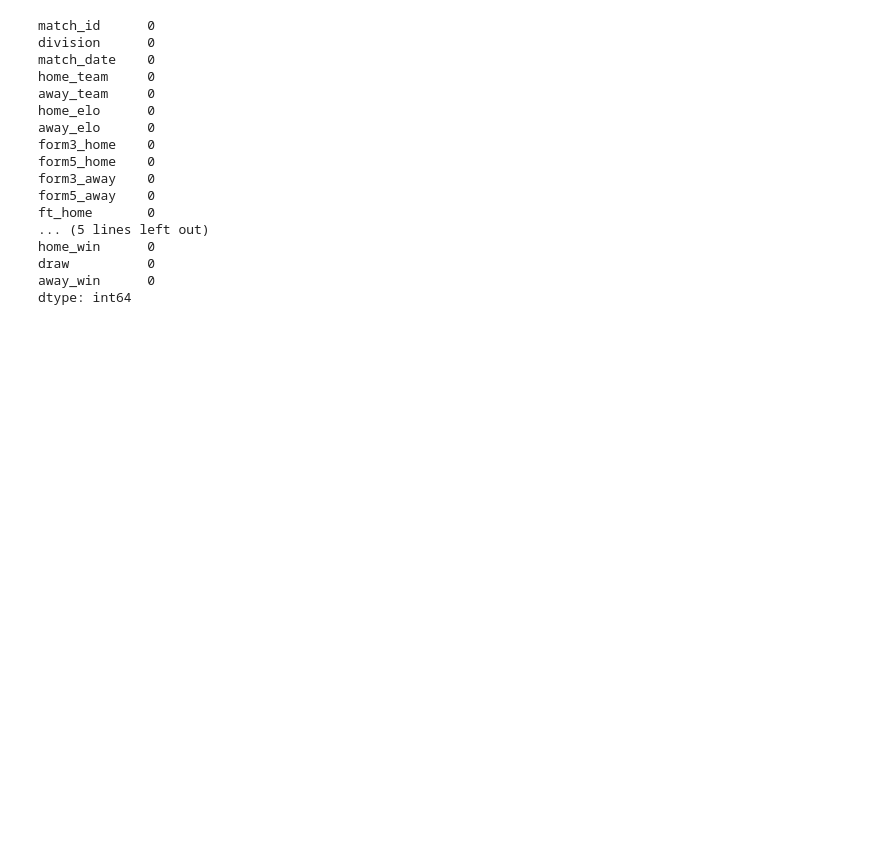
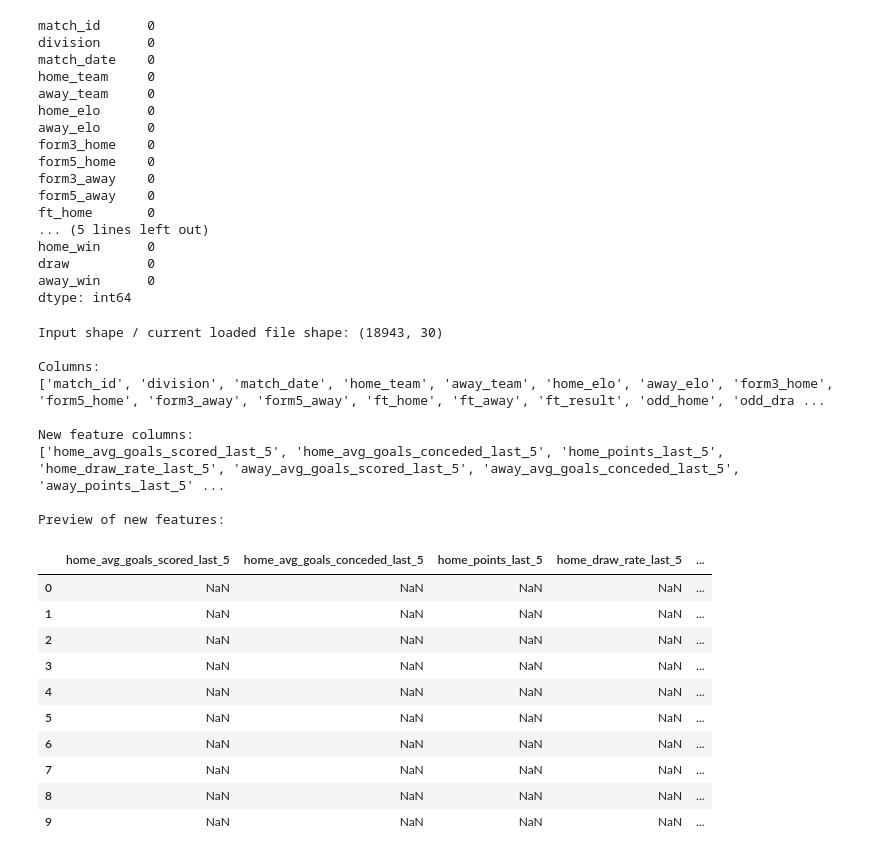
Before and after one commit to AngeloMiletic16/football-analytics-platform, a Jupyter notebook: notebooks/01_eda_matches.ipynb, the cells around one changed output. Saved outputs shown, nothing was run; the diff lists cells and outputs as text; code cells hidden in the pictures; blank space fills up the shorter version.

```diff
--- a/notebooks/01_eda_matches.ipynb
+++ b/notebooks/01_eda_matches.ipynb
@@ -176,3 +176,53 @@ home_win      0
 draw          0
 away_win      0
 dtype: int64
+# %%
+import pandas as pd
+from pathlib import Path
+
+project_root = Path.cwd().parent if Path.cwd().name == "notebooks" else Path.cwd()
+
+file_path = project_root / "data" / "processed" / "matches_v2_features.csv"
+df_v2 = pd.read_csv(file_path, parse_dates=["match_date"])
+
+print("Input shape / current loaded file shape:", df_v2.shape)
+print("\nColumns:")
+print(df_v2.columns.tolist())
+
+new_feature_cols = [
+    "home_avg_goals_scored_last_5",
+    "home_avg_goals_conceded_last_5",
+    "home_points_last_5",
+    "home_draw_rate_last_5",
+    "away_avg_goals_scored_last_5",
+    "away_avg_goals_conceded_last_5",
+    "away_points_last_5",
+    "away_draw_rate_last_5",
+]
+
+print("\nNew feature columns:")
+print(new_feature_cols)
+
+print("\nPreview of new features:")
+display(df_v2[new_feature_cols].head(10))
+# %% [output]
+Input shape / current loaded file shape: (18943, 30)
+
+Columns:
+['match_id', 'division', 'match_date', 'home_team', 'away_team', 'home_elo', 'away_elo', 'form3_home', 'form5_home', 'form3_away', 'form5_away', 'ft_home', 'ft_away', 'ft_result', 'odd_home', 'odd_dra ...
+
+New feature columns:
+['home_avg_goals_scored_last_5', 'home_avg_goals_conceded_last_5', 'home_points_last_5', 'home_draw_rate_last_5', 'away_avg_goals_scored_last_5', 'away_avg_goals_conceded_last_5', 'away_points_last_5' ...
+
+Preview of new features:
+|  | home_avg_goals_scored_last_5 | home_avg_goals_conceded_last_5 | home_points_last_5 | home_draw_rate_last_5 | ... |
+| 0 | NaN | NaN | NaN | NaN | ... |
+| 1 | NaN | NaN | NaN | NaN | ... |
+| 2 | NaN | NaN | NaN | NaN | ... |
+| 3 | NaN | NaN | NaN | NaN | ... |
+| 4 | NaN | NaN | NaN | NaN | ... |
+| 5 | NaN | NaN | NaN | NaN | ... |
+| 6 | NaN | NaN | NaN | NaN | ... |
+| 7 | NaN | NaN | NaN | NaN | ... |
+| 8 | NaN | NaN | NaN | NaN | ... |
+| 9 | NaN | NaN | NaN | NaN | ... |
```
Also changed, not shown: parts of 1 cell of this notebook, 16 other files.
